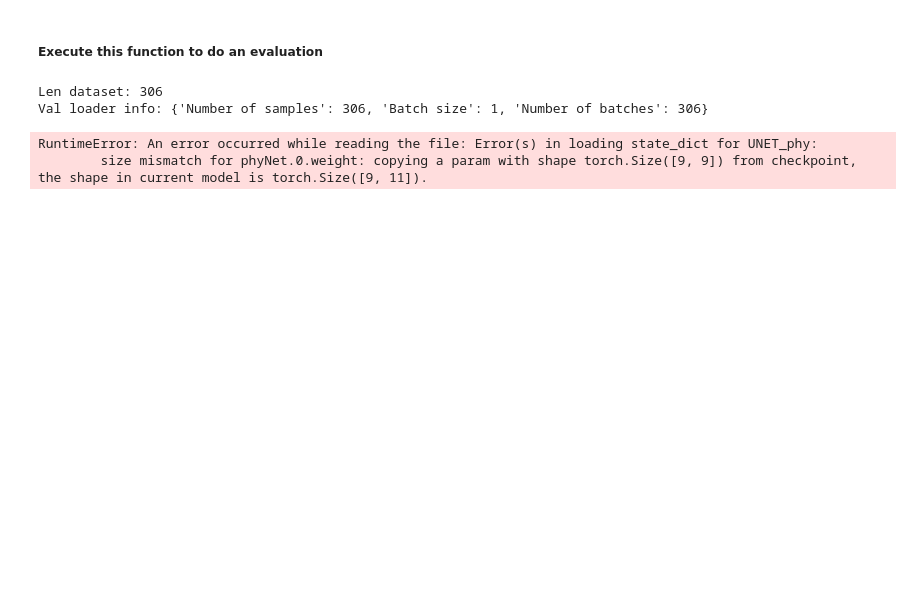
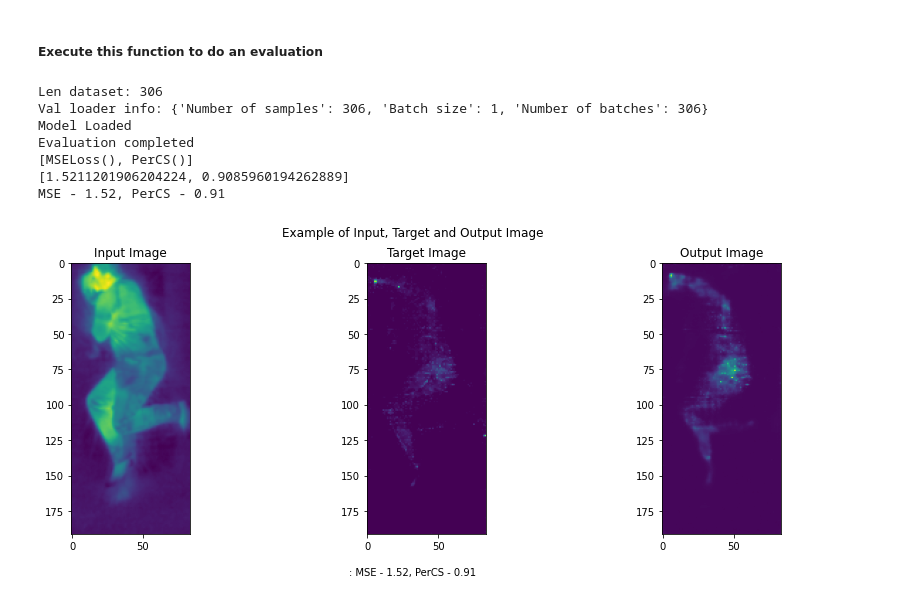
Before and after one commit to GabrielGausachs/EstimatePressureMaps-Degree-Final-Project, a Jupyter notebook: Code/evaluation.ipynb, the cells around one changed output. Drawn from its saved outputs; the diff is of its cells as text; code cells hidden in the pictures; blank space fills up the shorter version.

```diff
--- a/Code/evaluation.ipynb
+++ b/Code/evaluation.ipynb
@@ -139,6 +140,23 @@ def crop_array(array):
 
 
 def create_dataloader(dic,p_data,transform):
+
+    list1 = dic['pm']
+    list2 = dic['ir']
+
+    # Pair the lists together
+    paired_list = list(zip(list1, list2))
+
+    # Shuffle the paired list
+    random.shuffle(paired_list)
+
+    # Unzip the shuffled paired list back into two lists
+    shuffled_list1, shuffled_list2 = zip(*paired_list)
+
+    # Update the dictionary with the shuffled lists
+    dic['pm'] = list(shuffled_list1)
+    dic['ir'] = list(shuffled_list2)
+
 
     dataset = CustomDataset(dic['ir'], dic['pm'], p_data, transform=transform)
     print('Len dataset:',len(dataset))
@@ -271,7 +289,7 @@ m = [
 
 # Create the model
 if USE_PHYSICAL_DATA:
-        model = models[MODEL_NAME](1, 11, 1).to(DEVICE)
+        model = models[MODEL_NAME](1, 9, 1).to(DEVICE)
 else:
         model = models[MODEL_NAME](1, 1).to(DEVICE)
 
@@ -281,35 +299,39 @@ model_file = os.path.join(os.path.join((os.getcwd()),'Models/SavedModels'),name_
 # Get the test paths
 f = open(os.path.join(os.path.join((os.getcwd()),'Models/TestJson'),test_json))
 dic_paths =read_json(f)
-filter_dic = filter_files(dic_paths,'cover1')
+filter_dic = filter_files(dic_paths,'uncover')
 
 # Get the pdata
 if PATH_DATASET == 'Server':
     path_arrays = SERVER_SLP_DATASET_PATH
 else:
     path_arrays = LOCAL_SLP_DATASET_PATH
 
 p_data = pd.read_csv(os.path.join(path_arrays, 'physiqueData.csv'))
 p_data = p_data.drop('sub_idx', axis=1)
-p_data = p_data.drop('gender',axis = 1)
+p_data = p_data.drop('gender', axis = 1)
 
 # Data transformation if needed
 transform = {
         'input': transforms.Compose([
                     transforms.ToTensor(),
                     transforms.Lambda(crop_array),
                     transforms.Resize((192, 84)),
 		            transforms.Normalize(mean=[0.5], std=[0.5]),
                     ]),
         'output': transforms.Compose([transforms.ToTensor()])}
 
 # Create dataloader
 test_loader = create_dataloader(filter_dic,p_data,transform)
 
 # Do the evaluation
 evaluation(USE_PHYSICAL_DATA,model,model_file,m,test_loader,False)
 # %% [output]
 Len dataset: 306
 Val loader info: {'Number of samples': 306, 'Batch size': 1, 'Number of batches': 306}
+Model Loaded
+Evaluation completed
+[MSELoss(), PerCS()]
+[1.5211201906204224, 0.9085960194262889]
+MSE - 1.52, PerCS - 0.91
-RuntimeError: An error occurred while reading the file: Error(s) in loading state_dict for UNET_phy:
-        size mismatch for phyNet.0.weight: copying a param with shape torch.Size([9, 9]) from checkpoint, the shape in current model is torch.Size([9, 11]).
+[figure, added]
```
Also changed, not shown: parts of 1 cell of this notebook.
